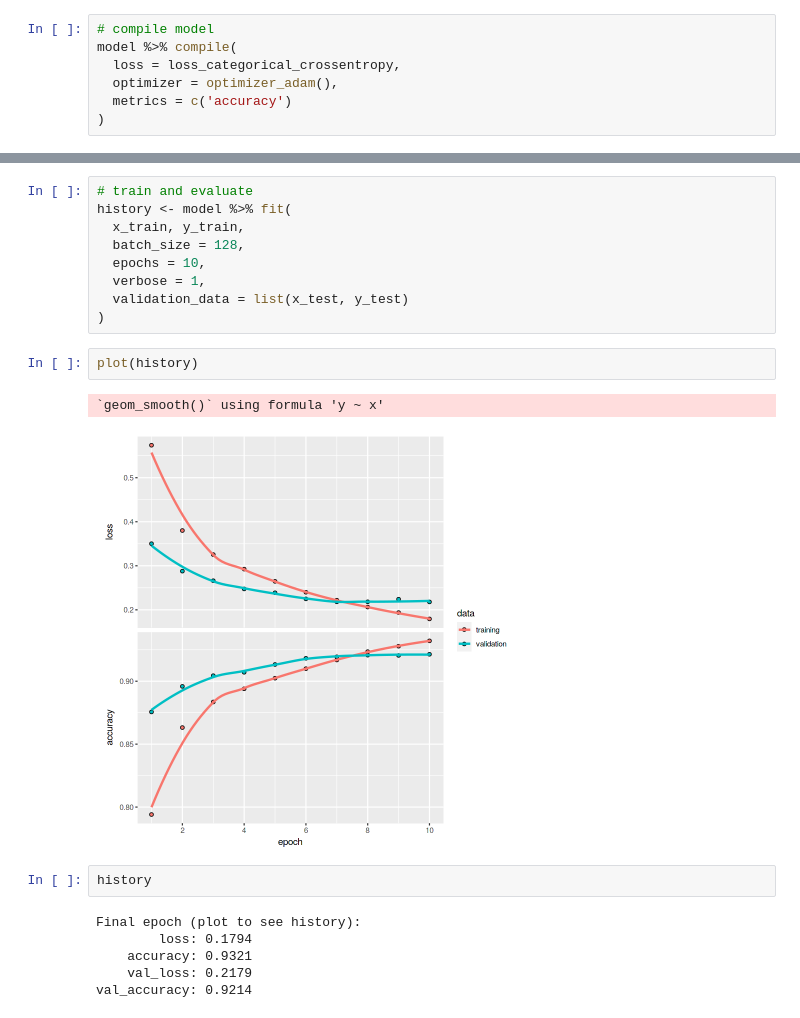
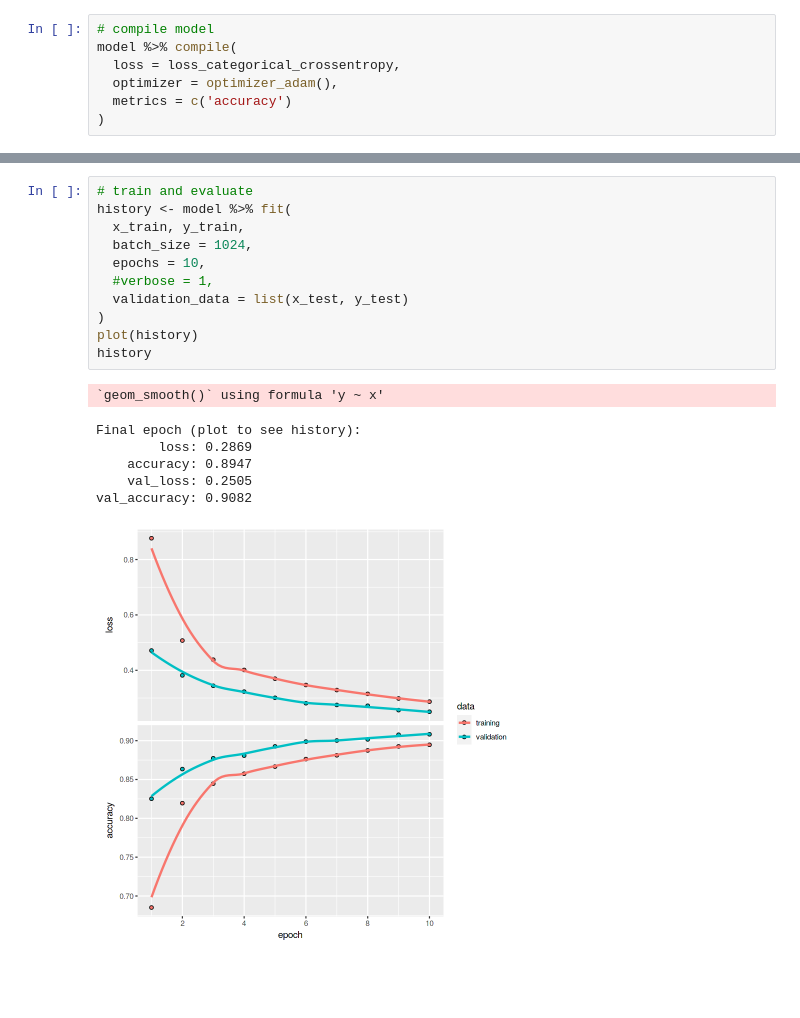
Before and after one commit to jan-bubenicek/M7DataSP, a Jupyter notebook: lecture03.ipynb, the cells around one changed output, grey strips where cells are left out. Drawn from its saved outputs; the diff is of its cells as text; blank space fills up the shorter version.

```diff
--- a/lecture03.ipynb
+++ b/lecture03.ipynb
@@ -215,25 +158,22 @@ ________________________________________________________________________________
 # %%
 # train and evaluate
 history <- model %>% fit(
   x_train, y_train,
-  batch_size = 128,
+  batch_size = 1024,
   epochs = 10,
-  verbose = 1,
+  #verbose = 1,
   validation_data = list(x_test, y_test)
 )
+plot(history)
+history
+# %% [output]
+`geom_smooth()` using formula 'y ~ x'
+Final epoch (plot to see history):
+        loss: 0.2869
+    accuracy: 0.8947
+    val_loss: 0.2505
+val_accuracy: 0.9082
+[figure, added]
-# %%
-plot(history)
-# %% [output]
-`geom_smooth()` using formula 'y ~ x'
-[figure, removed]
-# %%
-history
-# %% [output]
-Final epoch (plot to see history):
-        loss: 0.1794
-    accuracy: 0.9321
-    val_loss: 0.2179
-val_accuracy: 0.9214
 # %%
 #confusion matrix
 pred <- model %>% predict(x_test, batch_size = 128)
```
Also changed, not shown: parts of 16 cells of this notebook.
